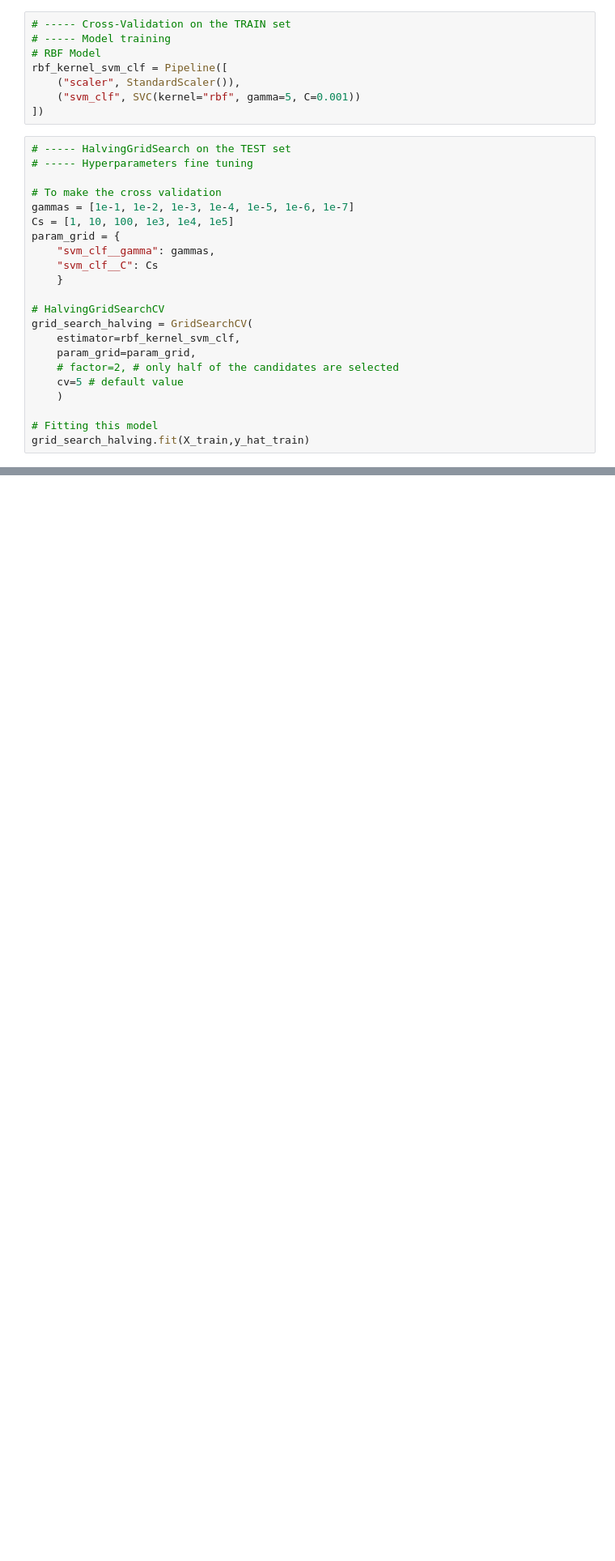
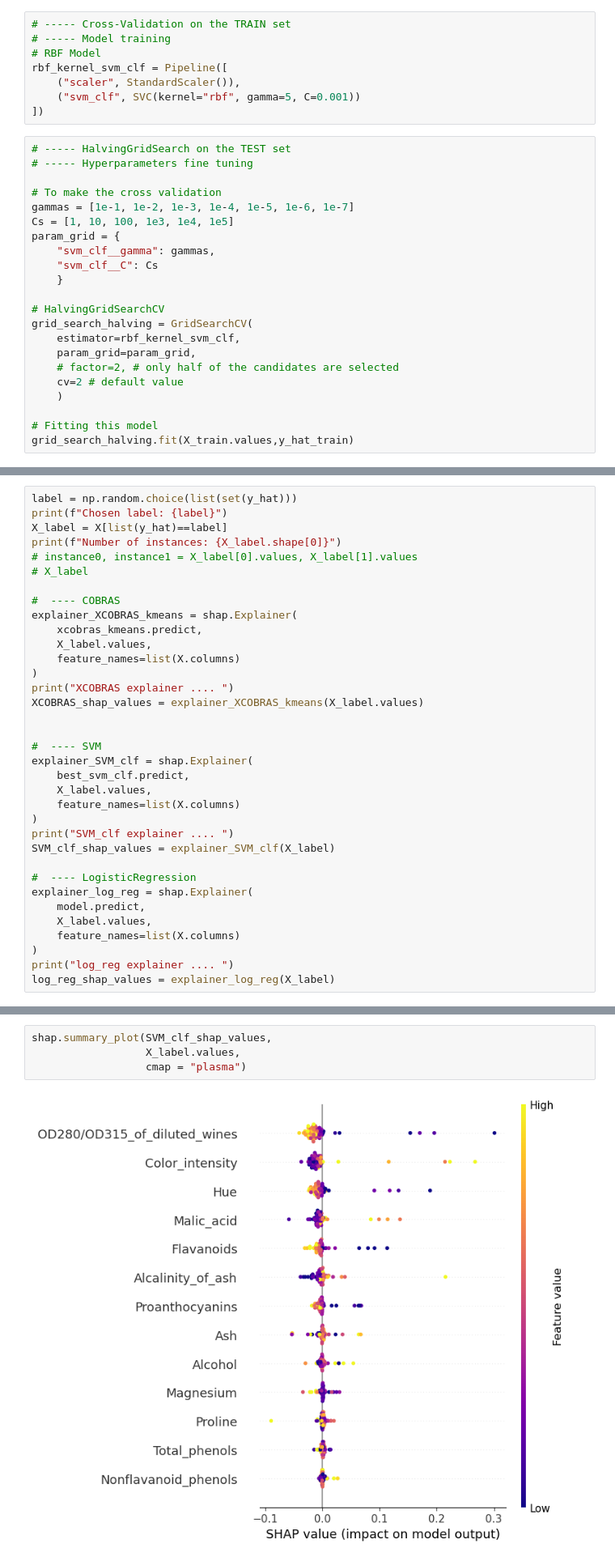
Before and after one commit to YacineMOK/XCOBRAS, a Jupyter notebook: XCOBRAS_kmeans/test_XCOBRAS_kmeans.ipynb, the cells around one changed output, grey strips where cells are left out. Shown: that part at 81% size. Drawn from its saved outputs; the diff is of its cells as text; blank space fills up the shorter version.

```diff
--- a/XCOBRAS_kmeans/test_XCOBRAS_kmeans.ipynb
+++ b/XCOBRAS_kmeans/test_XCOBRAS_kmeans.ipynb
@@ -176,9 +202,9 @@ grid_search_halving = GridSearchCV(
     estimator=rbf_kernel_svm_clf,
     param_grid=param_grid,
     # factor=2, # only half of the candidates are selected
-    cv=5 # default value
+    cv=2 # default value
     )
 
 # Fitting this model
-grid_search_halving.fit(X_train,y_hat_train)
+grid_search_halving.fit(X_train.values,y_hat_train)
 # %% [output]
@@ -203,0 +245,35 @@ f1-score:0.9583333333333334
+# %%
+label = np.random.choice(list(set(y_hat)))
+print(f"Chosen label: {label}")
+X_label = X[list(y_hat)==label]
+print(f"Number of instances: {X_label.shape[0]}")
+# instance0, instance1 = X_label[0].values, X_label[1].values
+# X_label
+
+#  ---- COBRAS
+explainer_XCOBRAS_kmeans = shap.Explainer(
+    xcobras_kmeans.predict,
+    X_label.values,
+    feature_names=list(X.columns)
+)
+print("XCOBRAS explainer .... ")
+XCOBRAS_shap_values = explainer_XCOBRAS_kmeans(X_label.values)
+
+
+#  ---- SVM
+explainer_SVM_clf = shap.Explainer(
+    best_svm_clf.predict,
+    X_label.values,
+    feature_names=list(X.columns)
+)
+print("SVM_clf explainer .... ")
+SVM_clf_shap_values = explainer_SVM_clf(X_label)
+
+#  ---- LogisticRegression
+explainer_log_reg = shap.Explainer(
+    model.predict,
+    X_label.values,
+    feature_names=list(X.columns)
+)
+print("log_reg explainer .... ")
+log_reg_shap_values = explainer_log_reg(X_label)
@@ -203,0 +306,6 @@ f1-score:0.9583333333333334
+# %%
+shap.summary_plot(SVM_clf_shap_values,
+                  X_label.values,
+                  cmap = "plasma")
+# %% [output]
+[figure, added]
```
Also changed, not shown: parts of 25 cells of this notebook, 3 other files.
